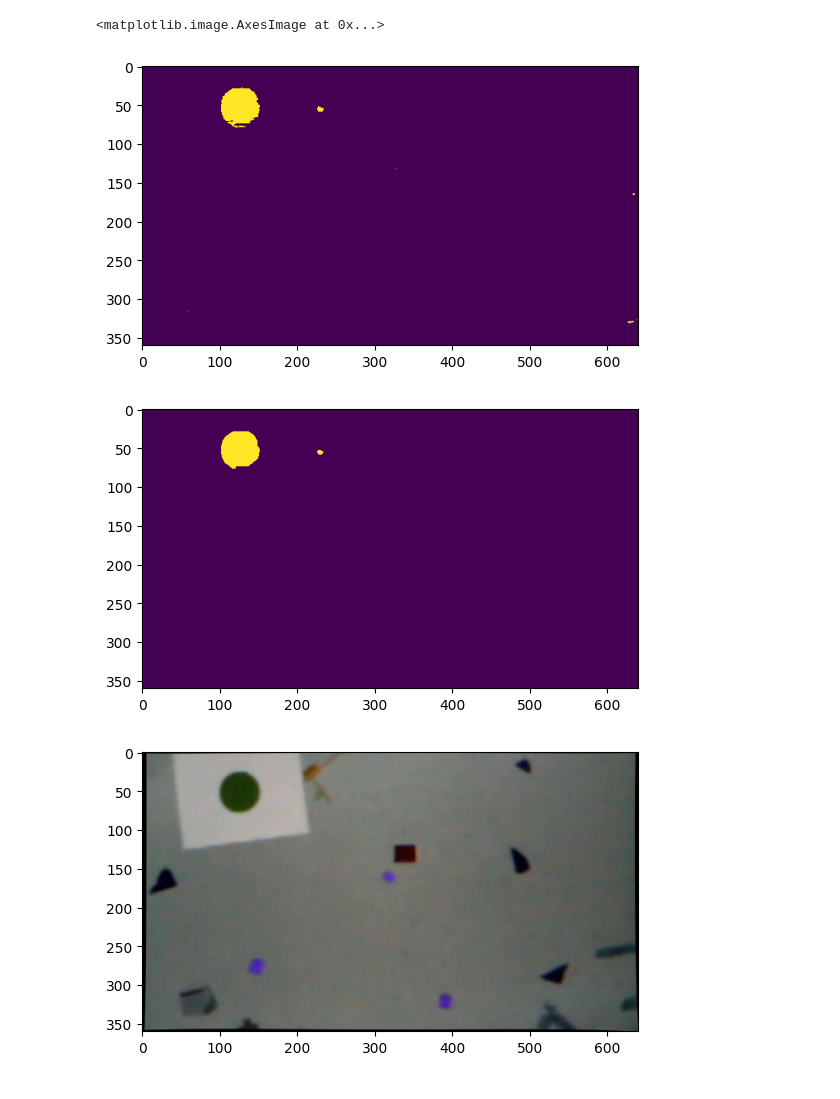
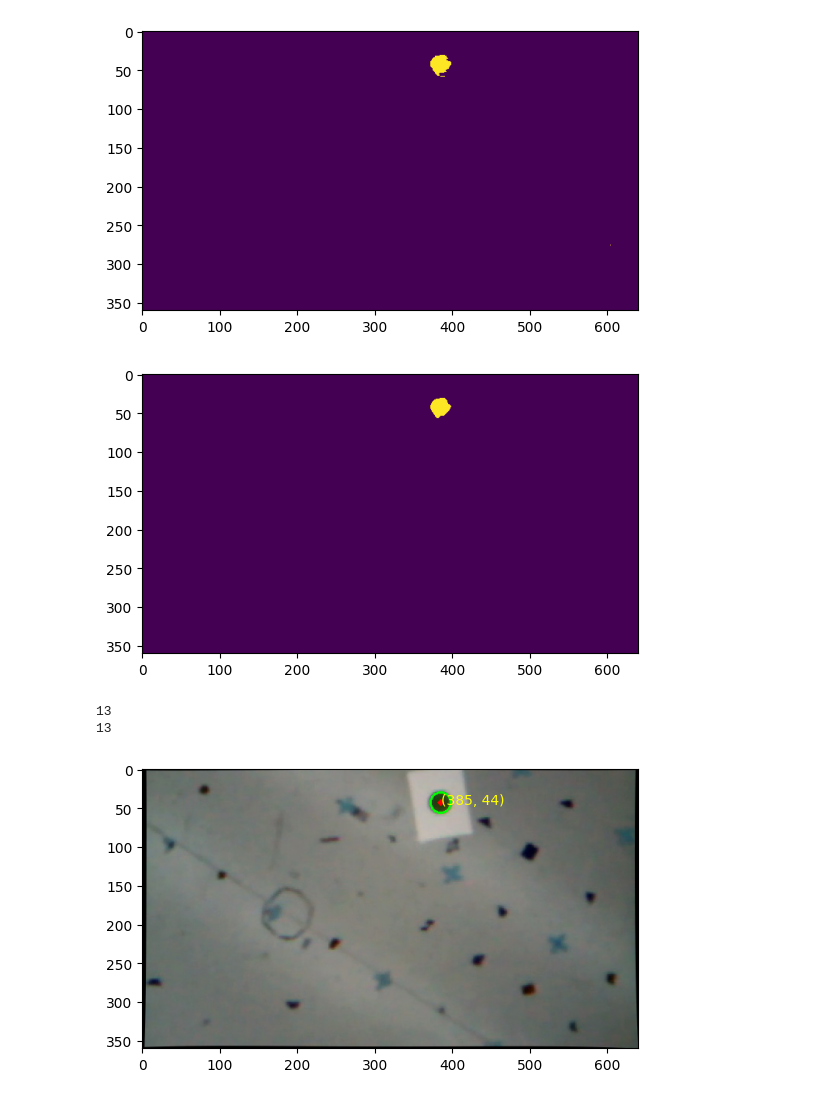
Before and after one commit to utiasDSL/safe-control-gym, a Jupyter notebook: lab3/process_image.ipynb, the cells around one changed output. Saved outputs shown, nothing was run; the diff lists cells and outputs as text; code cells hidden in the pictures.

Commit message:
fixed circle deection and radius filters

```diff
--- a/lab3/process_image.ipynb
+++ b/lab3/process_image.ipynb
@@ -3,7 +3,7 @@ import cv2
 import numpy as np
 import matplotlib.pyplot as plt
 
-img = "dataset/image_folder/output_folder/image_500.jpg"
+img = "dataset/image_folder/output_folder/image_2050.jpg"
 
 # Camera's intrinsic parameters
 K = np.array([
@@ -41,33 +41,44 @@ upper_green = np.array([80, 255, 255])
 # Threshold the HSV image to get only green colors
 mask = cv2.inRange(hsv, lower_green, upper_green)
 plt.imshow(mask)
+plt.show()
 # %% [output]
-<matplotlib.image.AxesImage at 0x...>
-[figure, old version]
+[figure, new version]
 # %%
 # remove noise
 blur = cv2.medianBlur(mask, 5)
 plt.imshow(blur)
 plt.show()
 # %% [output]
-[figure, old version]
+[figure, new version]
 # %%
-circles = cv2.HoughCircles(blur, cv2.HOUGH_GRADIENT, dp=1.2, minDist=50, param1=50, param2=30, minRadius=5, maxRadius=100)
+# using contours method
+contours, _ = cv2.findContours(blur, cv2.RETR_TREE, cv2.CHAIN_APPROX_SIMPLE)
 
-# draw detected circles
-if circles is not None:
-    circles = np.uint16(np.around(circles))
-    for i in circles[0, :]:
-        cv2.circle(undistorted_image, (i[0], i[1]), i[2], (0, 255, 0), 2)
-        cv2.circle(undistorted_image, (i[0], i[1]), 2, (0, 0, 255), 3)
+for cnt in contours:
+    (x, y), radius = cv2.minEnclosingCircle(cnt)
+    center = (int(x), int(y))
+    radius = int(radius)
+    if radius < 10 or radius > 100:
+        continue
+    print(radius)
+
+    cv2.circle(undistorted_image, center, radius, (0, 255, 0), 2)
+    cv2.circle(undistorted_image, center, 2, (0, 0, 255), 3)
 
 # Convert BGR to RGB for displaying with matplotlib
 image_rgb = cv2.cvtColor(undistorted_image, cv2.COLOR_BGR2RGB)
+# write center of circle on image, (i[0], i[1]) is the center in cyan color
+for cnt in contours:
+    (x, y), radius = cv2.minEnclosingCircle(cnt)
+    radius = int(radius)
+    print(radius)
+    if radius < 10 or radius > 100:
+        continue
+    plt.text(int(x), int(y), f'({int(x)}, {int(y)})', color='yellow')
 plt.imshow(image_rgb)
-# write center of circle on image, (i[0], i[1]) is the center in cyan color
-if circles is not None:
-    for i in circles[0, :]:
-        plt.text(i[0], i[1], f'({i[0]}, {i[1]})', color='yellow')
 plt.show()
 # %% [output]
+13
+13
-[figure, old version]
+[figure, new version]
```
Also changed, not shown: parts of 4 cells of this notebook.
